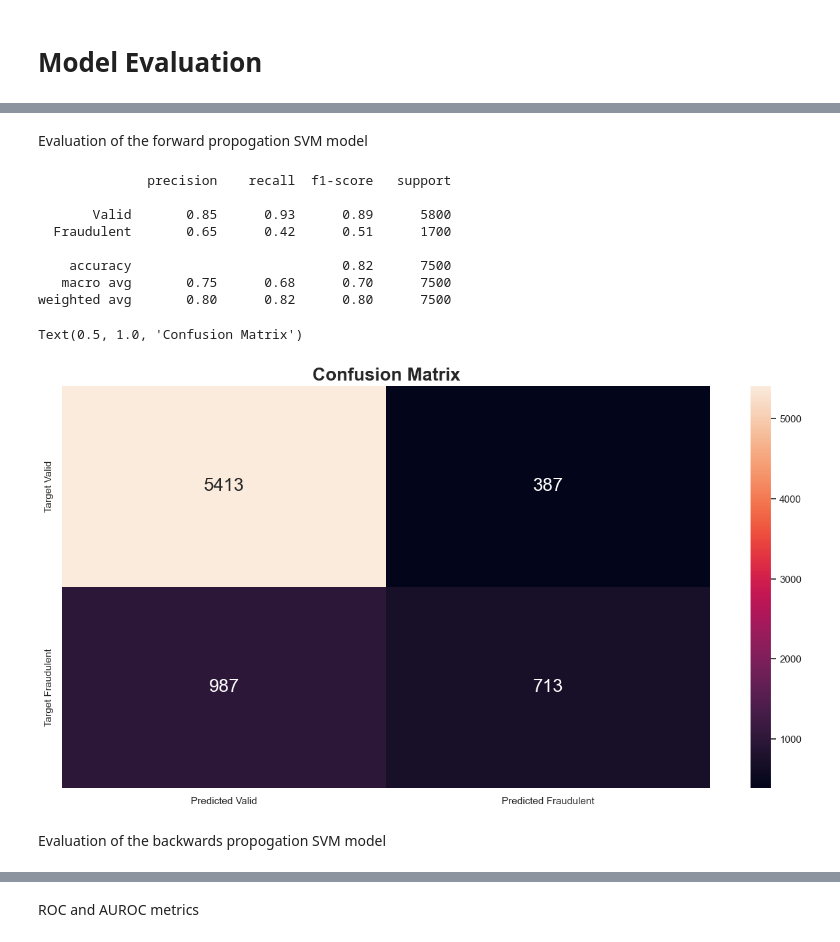
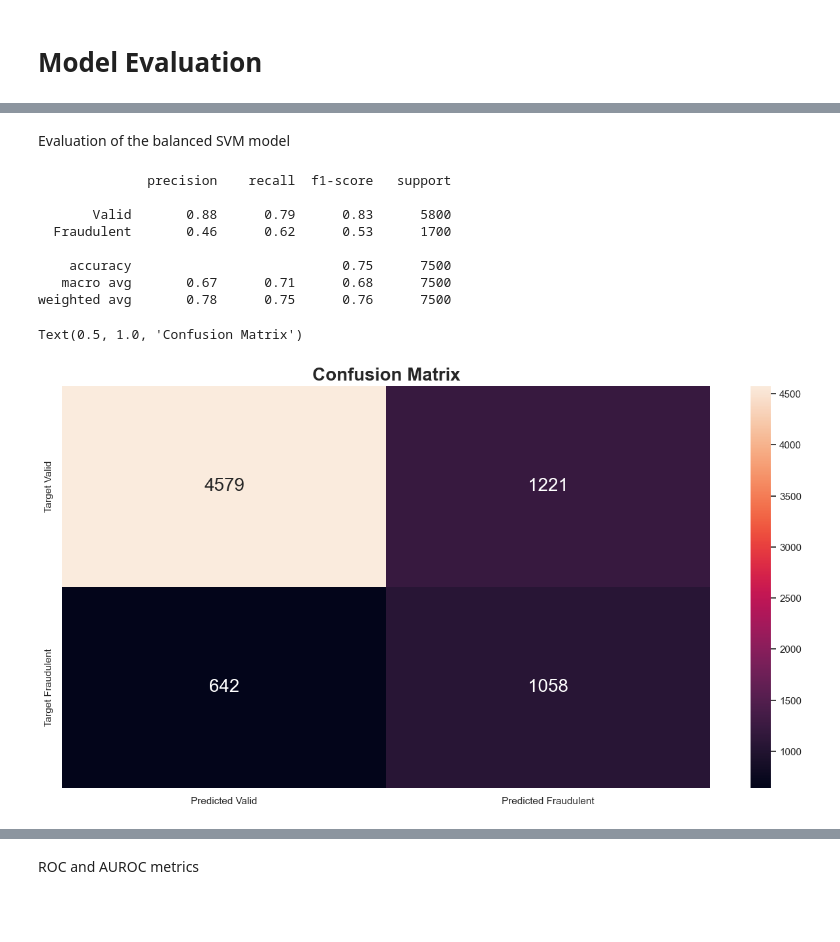
Before and after one commit to Alexius0123/Card-Fraud-Project, a Jupyter notebook: final.ipynb, the cells around one changed output, grey strips where cells are left out. Drawn from its saved outputs; the diff is of its cells as text; code cells hidden in the pictures; blank space fills up the shorter version.

```diff
--- a/final.ipynb
+++ b/final.ipynb
@@ -335,7 +346,7 @@ Support Vector Machine
 # %%
-classifier_svm_forward = SVC(kernel = 'rbf', random_state = 1234, class_weight = {0: 1, 1: 1.5})
-classifier_svm_forward.fit(X_svm_forward_train, y_svm_forward_train)
+classifier_svm_balanced = SVC(kernel = 'rbf', random_state = 1234, class_weight = 'balanced')
+classifier_svm_balanced.fit(X_svm_backward_train, y_svm_backward_train)
 
-classifier_svm_backward = SVC(kernel = 'rbf', random_state = 1234, class_weight = {0: 1, 1: 1.5})
+classifier_svm_backward = SVC(kernel = 'rbf', random_state = 1234)
 classifier_svm_backward.fit(X_svm_backward_train, y_svm_backward_train)
 # %% [output]
@@ -345,26 +380,24 @@ SVC(class_weight={0: 1, 1: 1.5}, random_state=1234)
 # %% [markdown]
-Evaluation of the forward propogation SVM model
+Evaluation of the balanced SVM model
 # %%
-y_pred_svm = classifier_svm_forward.predict(X_svm_forward_test)
-cm_svm = confusion_matrix(y_svm_forward_test, y_pred_svm)
+y_pred_svm_balanced = classifier_svm_balanced.predict(X_svm_backward_test)
+cm_svm = confusion_matrix(y_svm_backward_test, y_pred_svm_balanced)
 
-print(classification_report(y_svm_forward_test, y_pred_svm, target_names = ['Valid', "Fraudulent"])) #Precision, accuracy, recall and f-1 score for model
+print(classification_report(y_svm_backward_test, y_pred_svm_balanced, target_names = ['Valid', "Fraudulent"])) #Precision, accuracy, recall and f-1 score for model
 
 cm_svm_df = pd.DataFrame(cm_svm, index=['Target Valid', 'Target Fraudulent'],columns=['Predicted Valid', 'Predicted Fraudulent'])
 
 plt.figure(figsize=(16,8))
 sns.heatmap(cm_svm, annot=True, fmt='g',xticklabels=cm_svm_df.columns, yticklabels=cm_svm_df.index, annot_kws={"size": 20})
 plt.title("Confusion Matrix", size=20, weight = 'bold')
 # %% [output]
               precision    recall  f1-score   support
 
-       Valid       0.85      0.93      0.89      5800
-  Fraudulent       0.65      0.42      0.51      1700
+       Valid       0.88      0.79      0.83      5800
+  Fraudulent       0.46      0.62      0.53      1700
 
-    accuracy                           0.82      7500
-   macro avg       0.75      0.68      0.70      7500
-weighted avg       0.80      0.82      0.80      7500
+    accuracy                           0.75      7500
+   macro avg       0.67      0.71      0.68      7500
+weighted avg       0.78      0.75      0.76      7500
 Text(0.5, 1.0, 'Confusion Matrix')
-[figure, old version]
+[figure, new version]
-# %% [markdown]
-Evaluation of the backwards propogation SVM model
```
Also changed, not shown: parts of 43 cells of this notebook.
